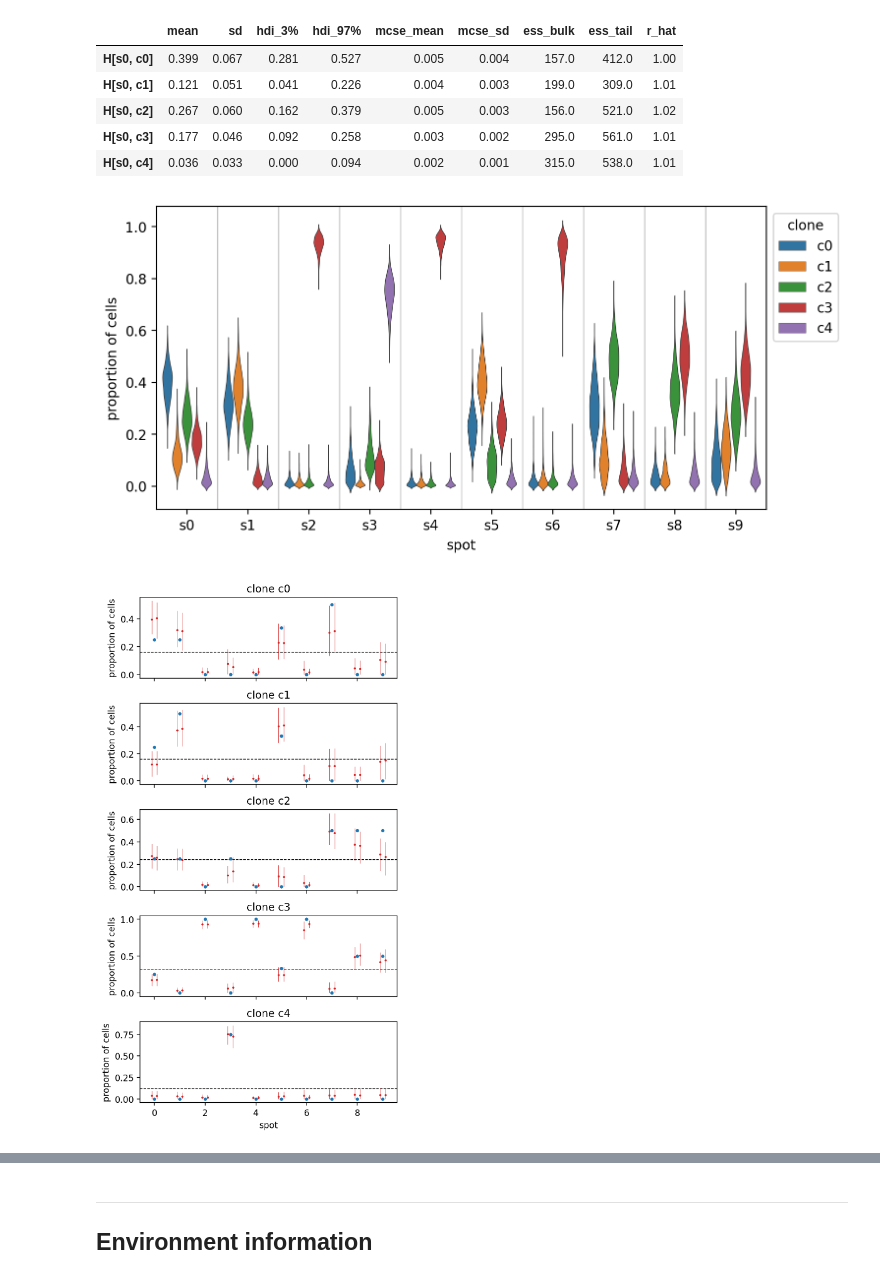
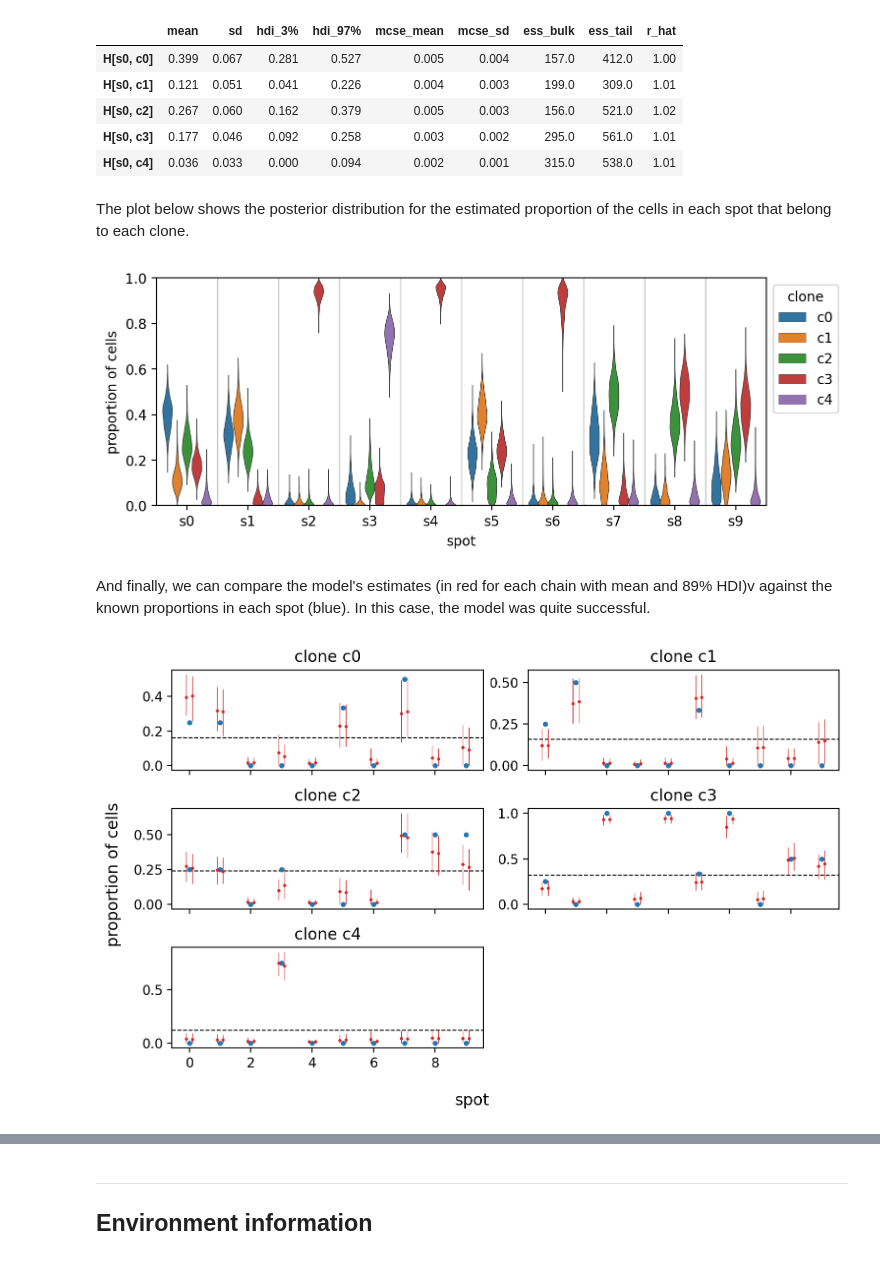
Before and after one commit to jhrcook/tumoroscope-pymc, a Jupyter notebook: README.ipynb, the cells around one changed output, grey strips where cells are left out. Cells and saved outputs as stored; diff of their text form; code cells hidden in the pictures.

```diff
--- a/README.ipynb
+++ b/README.ipynb
@@ -177,29 +224,35 @@ h_post.head()
 | H[s0, c2] | 0.267 | 0.060 | 0.162 | 0.379 | 0.005 | 0.003 | 156.0 | 521.0 | 1.02 |
 | H[s0, c3] | 0.177 | 0.046 | 0.092 | 0.258 | 0.003 | 0.002 | 295.0 | 561.0 | 1.01 |
 | H[s0, c4] | 0.036 | 0.033 | 0.000 | 0.094 | 0.002 | 0.001 | 315.0 | 538.0 | 1.01 |
+# %% [markdown]
+The plot below shows the posterior distribution for the estimated proportion of the cells in each spot that belong to each clone.
 # %%
 h_post = trace.posterior["H"].to_dataframe().reset_index()
-_, ax = plt.subplots(figsize=(8, 4))
+_, ax = plt.subplots(figsize=(8, 3))
 sns.violinplot(
     data=h_post,
     x="spot",
     y="H",
     hue="clone",
     dodge=True,
     scale="width",
     inner=None,
     linewidth=0.5,
     ax=ax,
 )
+ax.set_ylim(0, 1)
 for i in range(simulation.sim_data.S):
     ax.axvline(i + 0.5, c="grey", lw=0.5)
 
 ax.set_xlabel("spot")
 ax.set_ylabel("proportion of cells")
 ax.legend(loc="upper left", bbox_to_anchor=(1, 1), title="clone")
 plt.show()
 # %% [output]
-[figure, old version]
+[figure, new version]
+# %% [markdown]
+And finally, we can compare the model's estimates (in red for each chain with mean and 89% HDI)v against the known proportions in each spot (blue).
+In this case, the model was quite successful.
 # %%
 def frac_clone(s: pd.Series, k: int) -> float:
     """Fraction of cells in `s` that are clone `k`."""
@@ -207,9 +260,12 @@ def frac_clone(s: pd.Series, k: int) -> float:
 
 
 fig, axes = plt.subplots(
-    nrows=simulation.sim_data.K, figsize=(5, 1.8 * simulation.sim_data.K), sharex=True
+    nrows=ceil(simulation.sim_data.K / 2),
+    ncols=2,
+    figsize=(8, 1 * simulation.sim_data.K),
+    sharex=True,
 )
-for clone_i, ax in enumerate(axes.flatten()):
+for ax, clone_i in zip(axes.flatten(), range(simulation.sim_data.K)):
     clone = f"c{clone_i}"
     ax.set_title(f"clone {clone}")
 
@@ -239,11 +295,17 @@ for clone_i, ax in enumerate(axes.flatten()):
         ax.vlines(
             x=_x, ymin=_hdi[:, 0], ymax=_hdi[:, 1], lw=0.5, zorder=10, color="tab:red"
         )
-    ax.set_ylabel("proportion of cells")
+    # ax.set_ylabel("proportion of cells")
+    ax.set_ylabel(None)
     ax.set_xlabel(None)
 
-axes[-1].set_xlabel("spot")
+fig.supxlabel("spot", va="bottom")
+fig.supylabel("proportion of cells")
+
+for ax in axes.flatten()[simulation.sim_data.K :]:
+    ax.axis("off")
+
 fig.tight_layout()
 plt.show()
 # %% [output]
-[figure, old version]
+[figure, new version]
```
Also changed, not shown: parts of 17 cells of this notebook, 14 other files.
